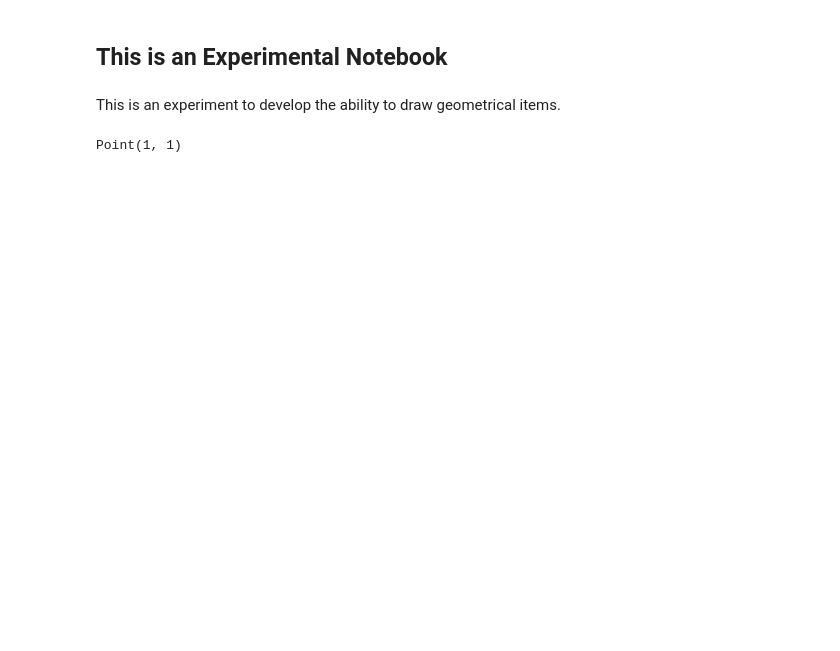
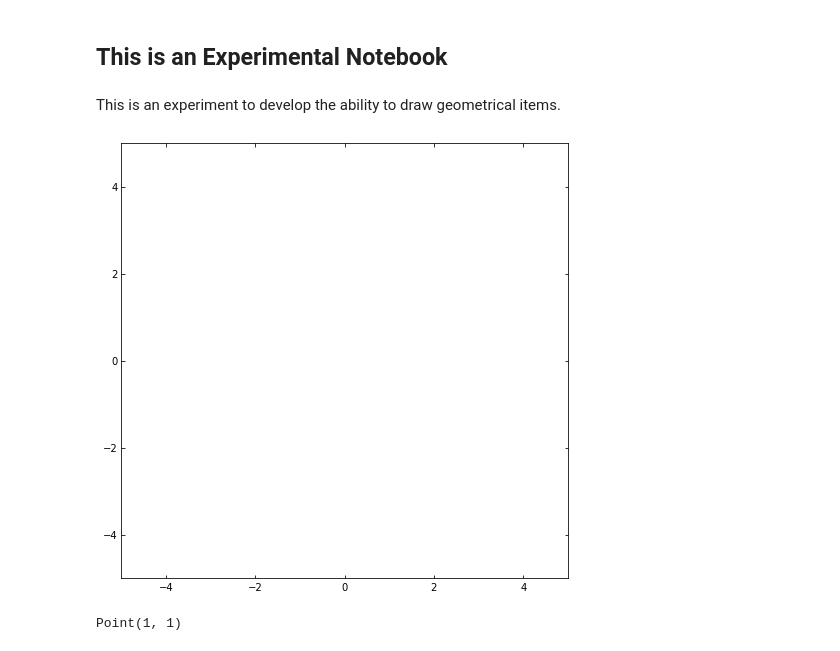
Before and after one commit to BrianGMcEnery/pythagorean-triples, a Jupyter notebook: notebooks/Drawing.ipynb, the cells around one changed output. Cells and saved outputs as stored; diff of their text form; code cells hidden in the pictures; blank space fills up the shorter version.

```diff
--- a/notebooks/Drawing.ipynb
+++ b/notebooks/Drawing.ipynb
@@ -5,6 +5,11 @@ This is an experiment to develop the ability to draw geometrical items.
 # %%
 from geom2d import Drawing
 from geom2d import Point
 from geom2d import LineSegment
 from geom2d import Triangle
+
+drawing = Drawing()
+drawing.draw()
+# %% [output]
+[figure, added]
 # %%
```
Also changed, not shown: parts of 5 cells of this notebook, 1 other file.
